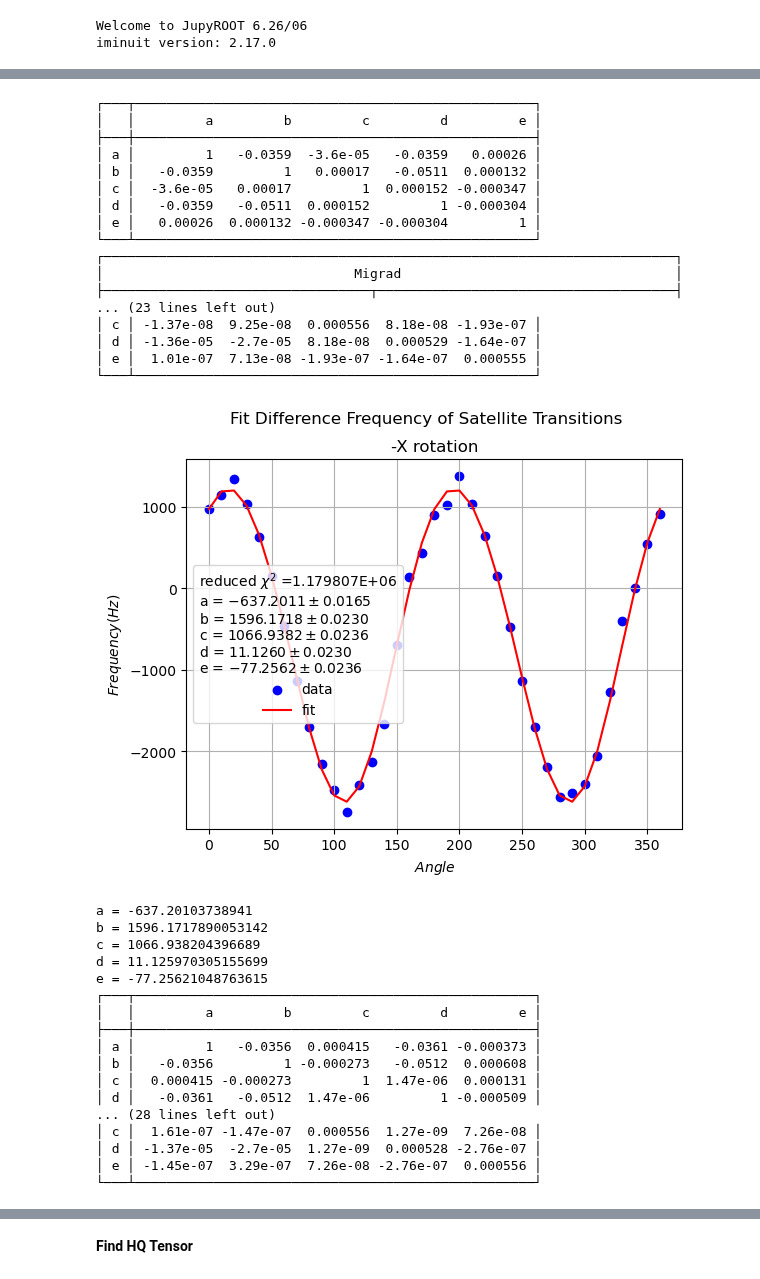
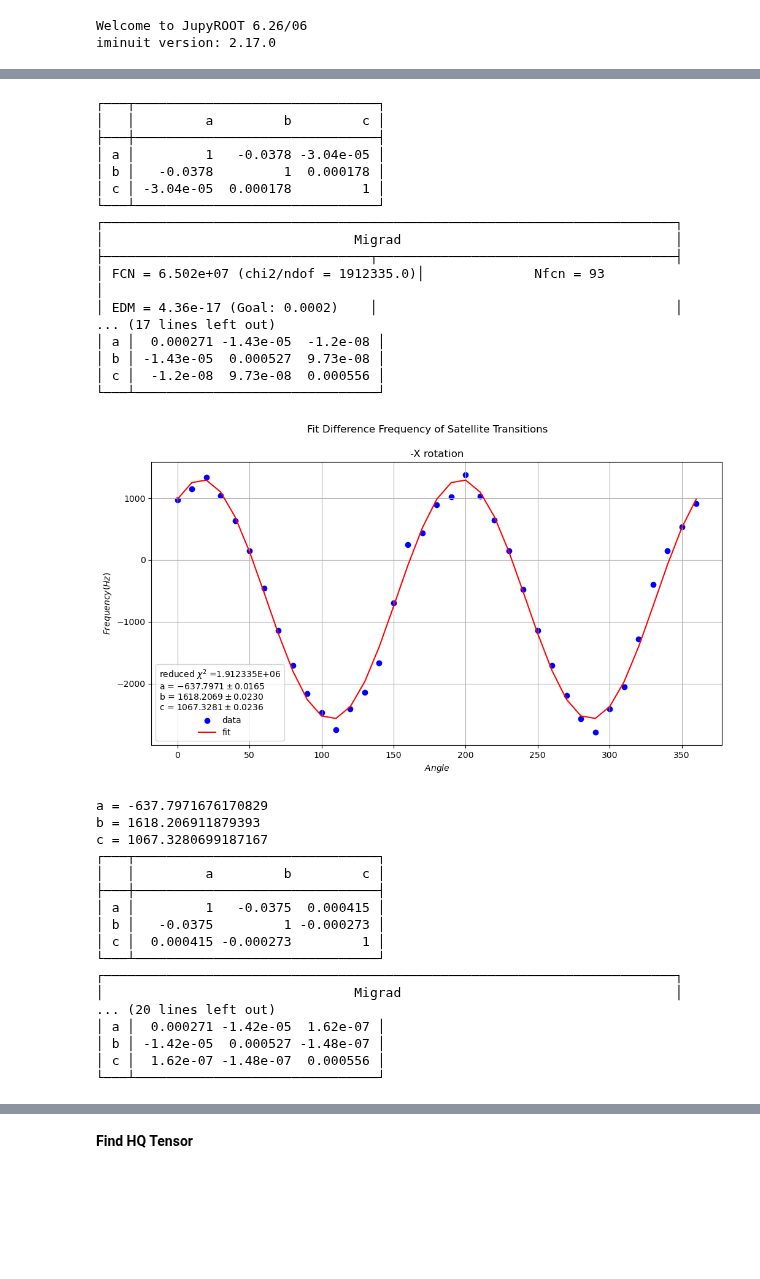
Before and after one commit to AstrobioShiva/Script_project, a Jupyter notebook: NMR_analysis/fitting_(+)HQipc2B_cluster1.ipynb, the cells around one changed output, grey strips where cells are left out. Cells and saved outputs as stored; diff of their text form; code cells hidden in the pictures; blank space fills up the shorter version.

Commit message:
change after reassignment and different convention for fit values

```diff
--- a/NMR_analysis/fitting_(+)HQipc2B_cluster1.ipynb
+++ b/NMR_analysis/fitting_(+)HQipc2B_cluster1.ipynb
@@ -27,9 +27,10 @@ for i in range(3):
     df[i].Cluster1Peak2 = df[i].Cluster1Peak2*w0
 
     # print(df[i].Cluster1Peak1)
-    plt.plot(df[i].Angle, df[i].Cluster1Peak0, label = 'Peak1')
-    plt.plot(df[i].Angle, df[i].Cluster1Peak1, label = 'Peak2')
-    plt.plot(df[i].Angle, df[i].Cluster1Peak2, label = 'Peak3')
+    plt.figure(figsize=(12, 6))
+    plt.plot(df[i].Angle, df[i].Cluster1Peak0, label = 'Peak1', marker='o')
+    plt.plot(df[i].Angle, df[i].Cluster1Peak1, label = 'Peak2', marker='o')
+    plt.plot(df[i].Angle, df[i].Cluster1Peak2, label = 'Peak3', marker='o')
     plt.suptitle('Raw Data')
     plt.title(titles[i])
     plt.legend()
@@ -97,6 +99,7 @@ for i in range(3):
     # plt.imshow(corr_mat, cmap='coolwarm')
 
     # draw data and fitted line
+    plt.figure(figsize=(12, 6))
     plt.scatter(df[i].Angle, freq_sum[i], label="data", color = 'blue')
     plt.plot(df[i].Angle, fourier5(df[i].Angle, *m_s[i].values), label="fit", color = 'red')
     plt.xlabel(r'$Angle$')
@@ -175,9 +178,9 @@ m_d = [0]*3
 corr_mat = [0]*3
 
 for i in range(3):
-    least_squares = LeastSquares(df[i].Angle, freq_diff[i], 0.1,fourier5)
+    least_squares = LeastSquares(df[i].Angle, freq_diff[i], 0.1,fourier3)
 
-    m_d[i] = Minuit(least_squares, a = 1, b = 1, c = 0, d = 1, e = 1).migrad()
+    m_d[i] = Minuit(least_squares, a = 1, b = 1, c = 0).migrad()
     # m[i] = m[i].scan(ncall = 50)
 
     # m[i].migrad()  # finds minimum of least_squares function
@@ -186,63 +189,64 @@ for i in range(3):
     fit_info = [
         f"reduced $\\chi^2$ ={(m_d[i].fval / (len(df[i].Angle) - m_d[i].nfit)):5E}"
     ]
     # print(fit_info)
 
     for p, v, e in zip(m_d[i].parameters, m_d[i].values, m_d[i].errors):
         fit_info.append(f"{p} = ${v:.4f} \\pm {e:.4f}$")
 
     corr_mat = (m_d[i].covariance.correlation())
     print(corr_mat)
     print(m_d[i].migrad())
     # plt.imshow(corr_mat, cmap='coolwarm')
 
     # draw data and fitted line
+    plt.figure(figsize=(12, 6))
     plt.scatter(df[i].Angle, freq_diff[i], label="data", color = 'blue')
-    plt.plot(df[i].Angle, fourier5(df[i].Angle, *m_d[i].values), label="fit", color = 'red')
+    plt.plot(df[i].Angle, fourier3(df[i].Angle, *m_d[i].values), label="fit", color = 'red')
     plt.xlabel(r'$Angle$')
     plt.ylabel(r'$Frequency (Hz)$')
     # Title
     plt.suptitle('Fit Difference Frequency of Satellite Transitions')
     plt.title(titles[i])
     plt.legend(title="\n".join(fit_info))
     plt.grid()
     plt.show()
 
     for key, value in zip(m_d[i].parameters, m_d[i].values):
         print(f"{key} = {value}")
 # %% [output]
-┌───┬───────────────────────────────────────────────────┐
-│   │         a         b         c         d         e │
-├───┼───────────────────────────────────────────────────┤
-│ a │         1   -0.0359  -3.6e-05   -0.0359   0.00026 │
-│ b │   -0.0359         1   0.00017   -0.0511  0.000132 │
-│ c │  -3.6e-05   0.00017         1  0.000152 -0.000347 │
-│ d │   -0.0359   -0.0511  0.000152         1 -0.000304 │
-│ e │   0.00026  0.000132 -0.000347 -0.000304         1 │
-└───┴───────────────────────────────────────────────────┘
+┌───┬───────────────────────────────┐
+│   │         a         b         c │
+├───┼───────────────────────────────┤
+│ a │         1   -0.0378 -3.04e-05 │
+│ b │   -0.0378         1  0.000178 │
+│ c │ -3.04e-05  0.000178         1 │
+└───┴───────────────────────────────┘
 ┌─────────────────────────────────────────────────────────────────────────┐
 │                                Migrad                                   │
 ├──────────────────────────────────┬──────────────────────────────────────┤
-... (23 lines left out)
-│ c │ -1.37e-08  9.25e-08  0.000556  8.18e-08 -1.93e-07 │
-│ d │ -1.36e-05  -2.7e-05  8.18e-08  0.000529 -1.64e-07 │
-│ e │  1.01e-07  7.13e-08 -1.93e-07 -1.64e-07  0.000555 │
-└───┴───────────────────────────────────────────────────┘
+│ FCN = 6.502e+07 (chi2/ndof = 1912335.0)│              Nfcn = 93               │
+│ EDM = 4.36e-17 (Goal: 0.0002)    │                                      │
+... (17 lines left out)
+│ a │  0.000271 -1.43e-05  -1.2e-08 │
+│ b │ -1.43e-05  0.000527  9.73e-08 │
+│ c │  -1.2e-08  9.73e-08  0.000556 │
+└───┴───────────────────────────────┘
-[figure, old version]
+[figure, new version]
-a = -637.20103738941
-b = 1596.1717890053142
-c = 1066.938204396689
-d = 11.125970305155699
-e = -77.25621048763615
-┌───┬───────────────────────────────────────────────────┐
-│   │         a         b         c         d         e │
-├───┼───────────────────────────────────────────────────┤
-│ a │         1   -0.0356  0.000415   -0.0361 -0.000373 │
-│ b │   -0.0356         1 -0.000273   -0.0512  0.000608 │
-│ c │  0.000415 -0.000273         1  1.47e-06  0.000131 │
-│ d │   -0.0361   -0.0512  1.47e-06         1 -0.000509 │
-... (28 lines left out)
-│ c │  1.61e-07 -1.47e-07  0.000556  1.27e-09  7.26e-08 │
-│ d │ -1.37e-05  -2.7e-05  1.27e-09  0.000528 -2.76e-07 │
-│ e │ -1.45e-07  3.29e-07  7.26e-08 -2.76e-07  0.000556 │
-└───┴───────────────────────────────────────────────────┘
+a = -637.7971676170829
+b = 1618.206911879393
+c = 1067.3280699187167
+┌───┬───────────────────────────────┐
+│   │         a         b         c │
+├───┼───────────────────────────────┤
+│ a │         1   -0.0375  0.000415 │
+│ b │   -0.0375         1 -0.000273 │
+│ c │  0.000415 -0.000273         1 │
+└───┴───────────────────────────────┘
+┌─────────────────────────────────────────────────────────────────────────┐
+│                                Migrad                                   │
+... (20 lines left out)
+│ a │  0.000271 -1.42e-05  1.62e-07 │
+│ b │ -1.42e-05  0.000527 -1.48e-07 │
+│ c │  1.62e-07 -1.48e-07  0.000556 │
+└───┴───────────────────────────────┘
```
Also changed, not shown: parts of 10 cells of this notebook, 16 other files.
